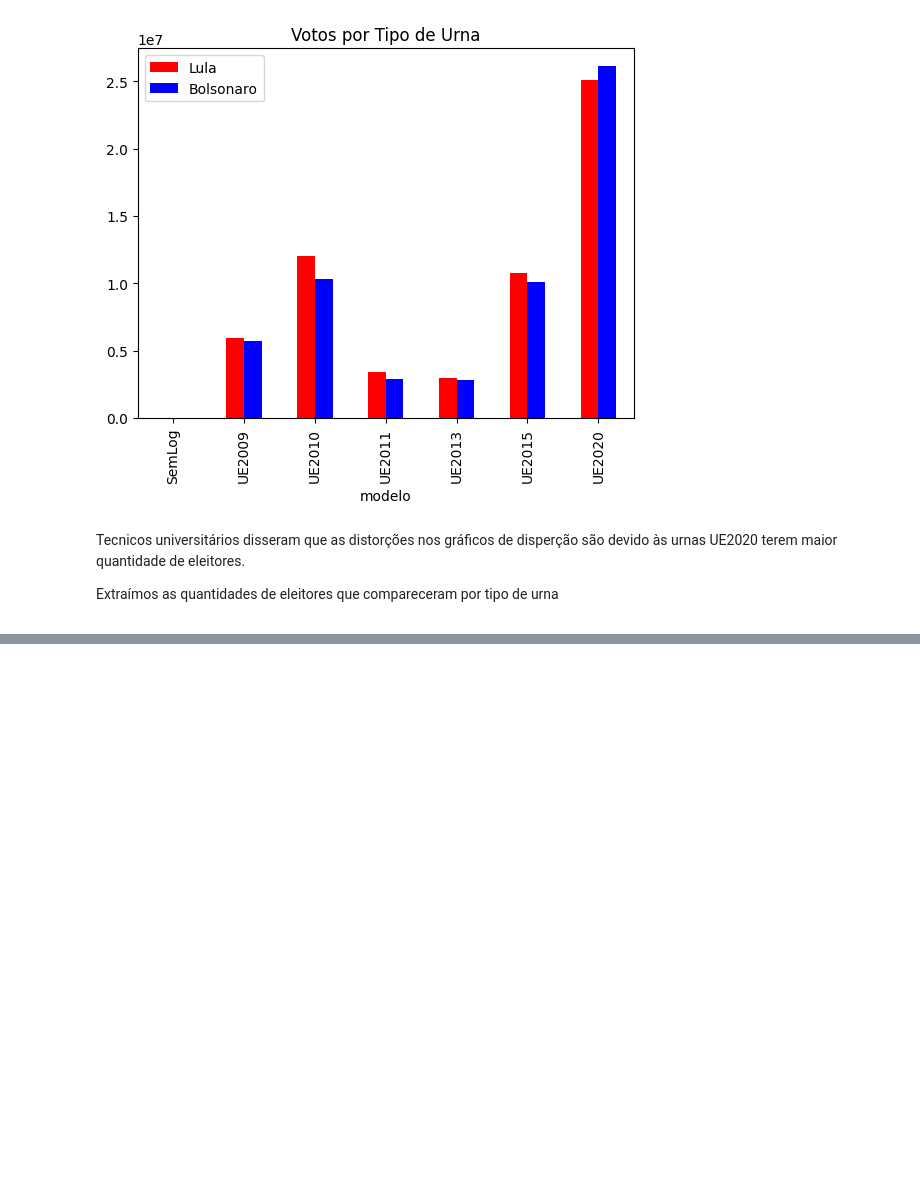
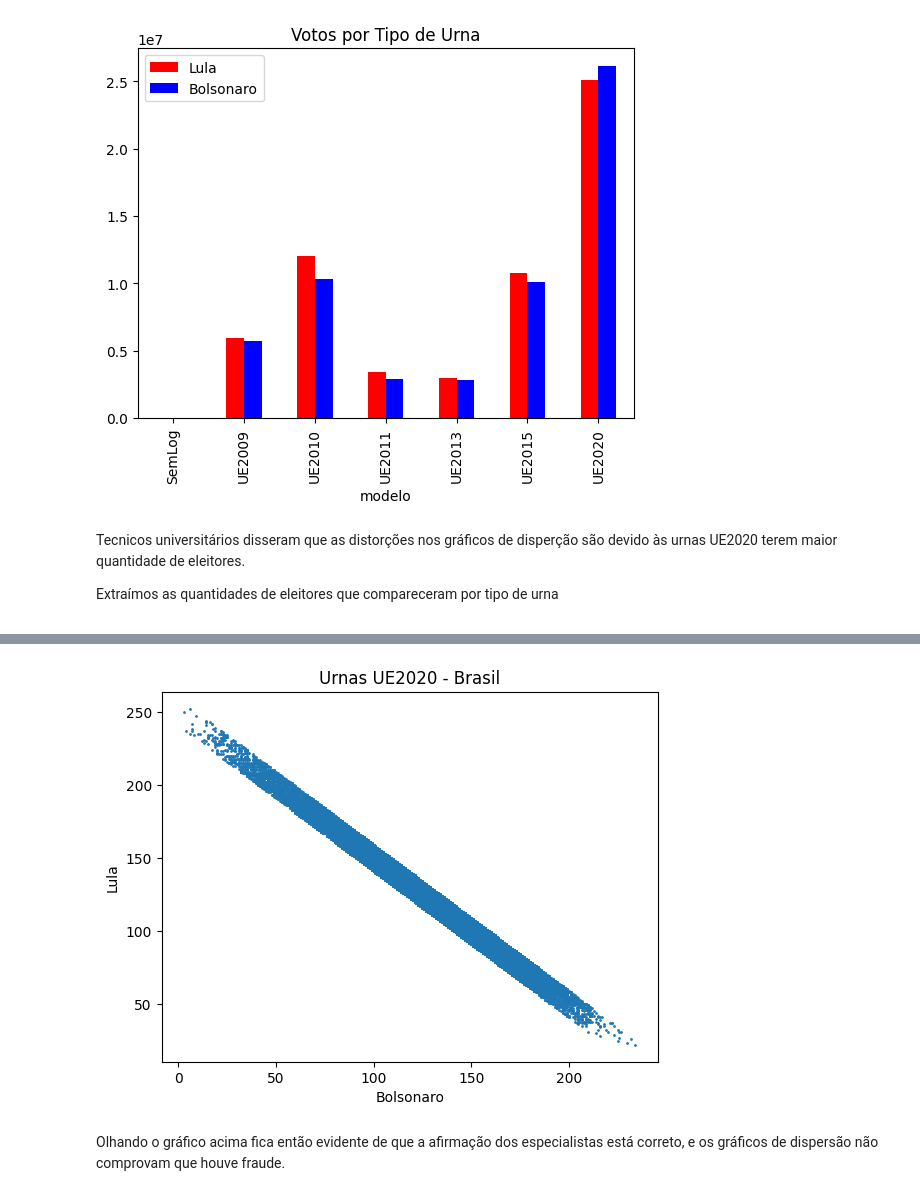
Before and after one commit to NinoCoelho/process_tse_logjez, a Jupyter notebook: auditoriaEleicoes.ipynb, the cells around one changed output, grey strips where cells are left out. Drawn from its saved outputs; the diff is of its cells as text; code cells hidden in the pictures; blank space fills up the shorter version.

```diff
--- a/auditoriaEleicoes.ipynb
+++ b/auditoriaEleicoes.ipynb
@@ -256,0 +262,13 @@ Text(0.5, 1.0, 'Comparecimento por Tipo de Urna')
+# %%
+votosPresidenteRestrito = votosPresidente.query("modelo == 'UE2020' and Votos > 240 and Votos < 260")
+# %%
+data = votosPresidenteRestrito
+plt.scatter(data['Bolsonaro'],data['Lula'], s=1, vmax=200)
+plt.title("Urnas UE2020 - Brasil")
+plt.xlabel("Bolsonaro")
+plt.ylabel("Lula")
+plt.show()
+# %% [output]
+[figure, added]
+# %% [markdown]
+Olhando o gráfico acima fica então evidente de que a afirmação dos especialistas está correto, e os gráficos de dispersão não comprovam que houve fraude.
```
Also changed, not shown: parts of 5 cells of this notebook.
